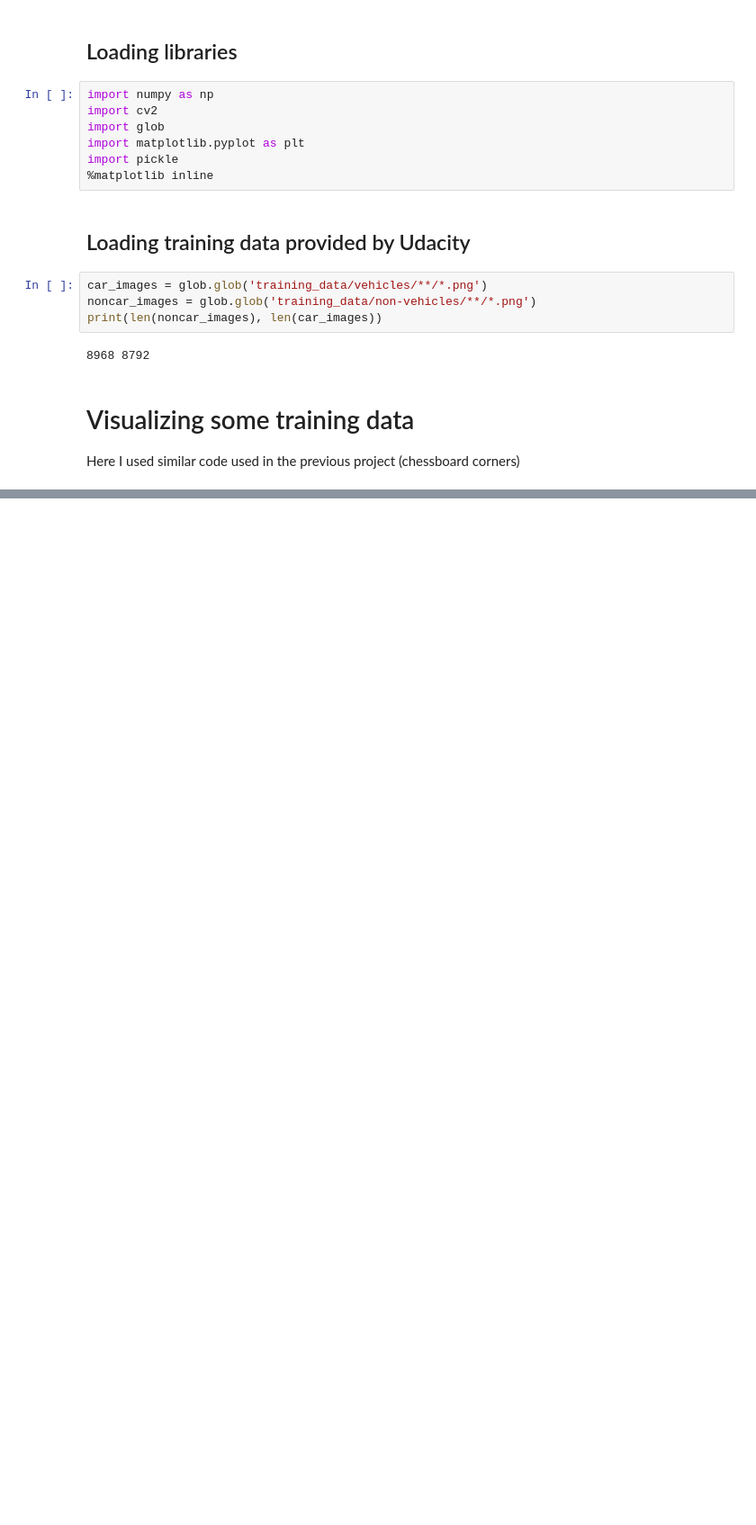
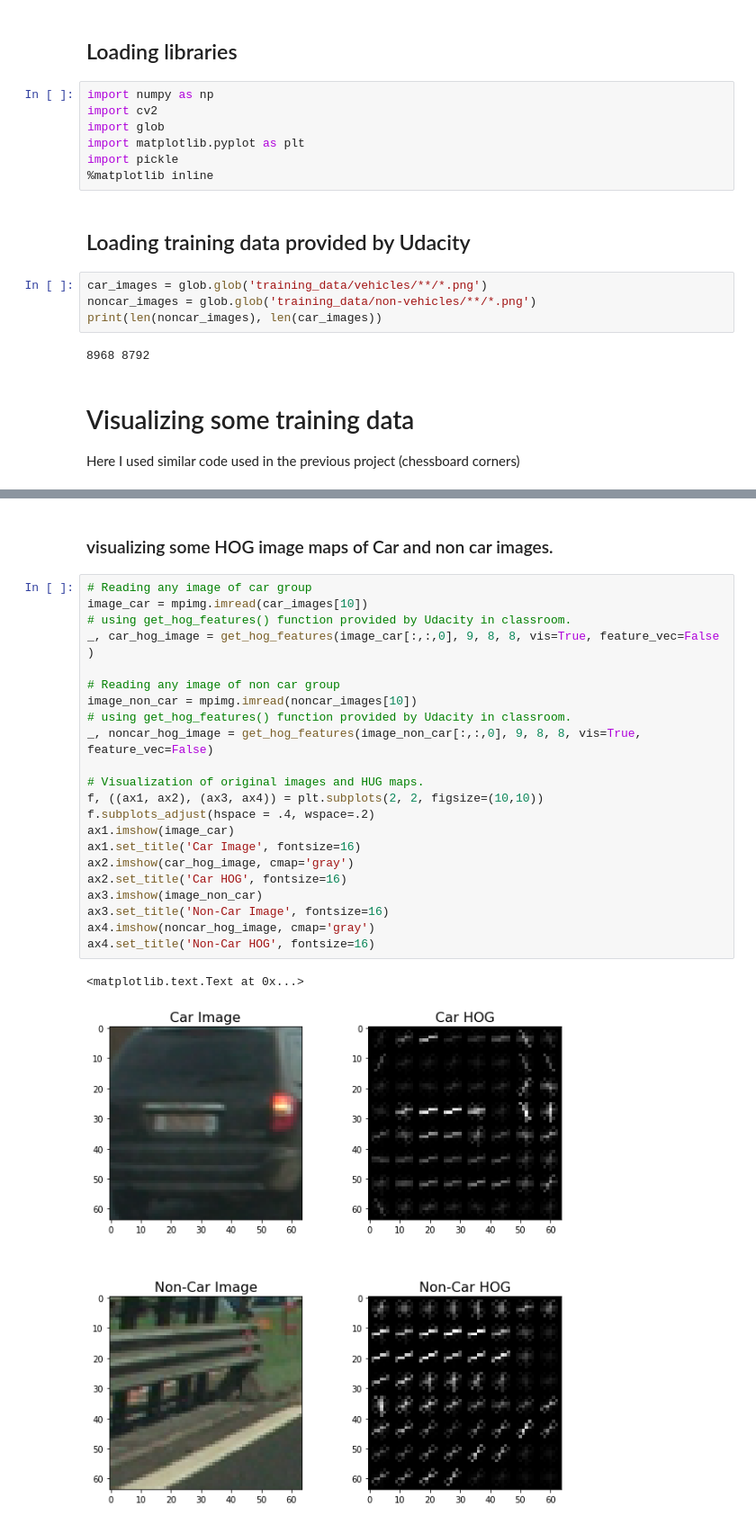
Before and after one commit to aikonbrasil/CarND-Vehicle-Detection, a Jupyter notebook: project_solution.ipynb, the cells around one changed output, grey strips where cells are left out. Shown at 90% size. Saved outputs shown, nothing was run; the diff lists cells and outputs as text; blank space fills up the shorter version.

```diff
--- a/project_solution.ipynb
+++ b/project_solution.ipynb
@@ -56,0 +130,27 @@ for i in np.arange(5,10):
+# %% [markdown]
+### visualizing some HOG image maps of Car and non car images.
+# %%
+# Reading any image of car group
+image_car = mpimg.imread(car_images[10])
+# using get_hog_features() function provided by Udacity in classroom.
+_, car_hog_image = get_hog_features(image_car[:,:,0], 9, 8, 8, vis=True, feature_vec=False )
+
+# Reading any image of non car group
+image_non_car = mpimg.imread(noncar_images[10])
+# using get_hog_features() function provided by Udacity in classroom.
+_, noncar_hog_image = get_hog_features(image_non_car[:,:,0], 9, 8, 8, vis=True, feature_vec=False)
+
+# Visualization of original images and HUG maps.
+f, ((ax1, ax2), (ax3, ax4)) = plt.subplots(2, 2, figsize=(10,10))
+f.subplots_adjust(hspace = .4, wspace=.2)
+ax1.imshow(image_car)
+ax1.set_title('Car Image', fontsize=16)
+ax2.imshow(car_hog_image, cmap='gray')
+ax2.set_title('Car HOG', fontsize=16)
+ax3.imshow(image_non_car)
+ax3.set_title('Non-Car Image', fontsize=16)
+ax4.imshow(noncar_hog_image, cmap='gray')
+ax4.set_title('Non-Car HOG', fontsize=16)
+# %% [output]
+<matplotlib.text.Text at 0x...>
+[figure, added]
```
Also changed, not shown: parts of 12 cells of this notebook, 1 other file.
